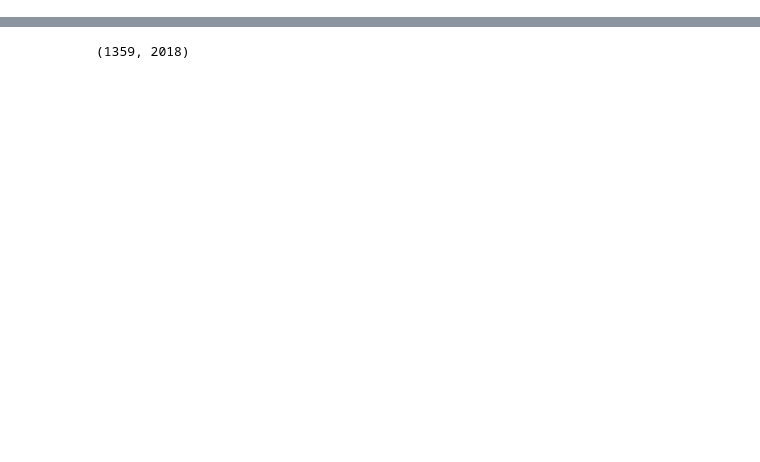
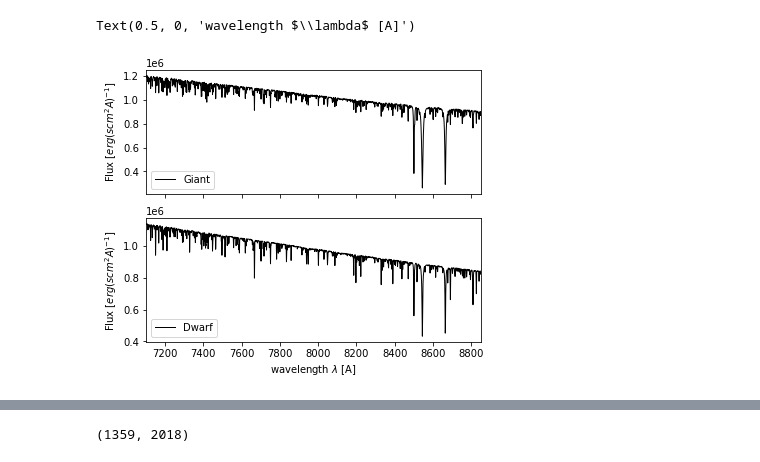
Before and after one commit to ViskaWei/PIML_v0, a Jupyter notebook: nb/rbf_on_pca.ipynb, the cells around one changed output, grey strips where cells are left out. Drawn from its saved outputs; the diff is of its cells as text; code cells hidden in the pictures; blank space fills up the shorter version.

```diff
--- a/nb/rbf_on_pca.ipynb
+++ b/nb/rbf_on_pca.ipynb
@@ -29,3 +29,28 @@ bb.init(W,R, Res,step, onPCA=1)
 Building RBF with gaussan kernel on data shape (2880,)
 Building RBF with gaussan kernel on data shape (2880, 10)
 [figure]
+# %%
+giant_pmt=[-0.5,5000,0,0.0,0.0]
+dwarf_pmt=[-0.5,5000,5,0.0,0.0]
+# %%
+# fdx = bb.Obs.get_fdx_from_pmt(pmt, bb.para)
+# fluxGiant = bb.flux_H[fdx]
+fdx = bb.Obs.get_fdx_from_pmt(dwarf_pmt, bb.para)
+fluxDwarf = bb.flux_H[fdx]
+# %%
+label="Giant"
+f, axs = plt.subplots(2,1, figsize=(6,5), facecolor='w', sharex="col")
+ax=axs[0]
+ax.plot(bb.wave_H, fluxGiant,lw=1, c="k",alpha=1, label=label)
+ax.legend(loc=3)
+ax.set_ylabel(r'Flux [$erg  (s cm^2 A)^{-1}$]')
+ax.set_xlim(7100,8850)
+ax=axs[1]
+ax.plot(bb.wave_H, fluxDwarf,lw=1, c="k",alpha=1, label="Dwarf")
+ax.legend(loc=3)
+ax.set_ylabel(r'Flux [$erg  (s cm^2 A)^{-1}$]')
+ax.set_xlim(7100,8850)
+ax.set_xlabel(r'wavelength $\lambda$ [A]')
+# %% [output]
+Text(0.5, 0, 'wavelength $\\lambda$ [A]')
+[figure, added]
```
Also changed, not shown: parts of 14 cells of this notebook, 6 other files.
